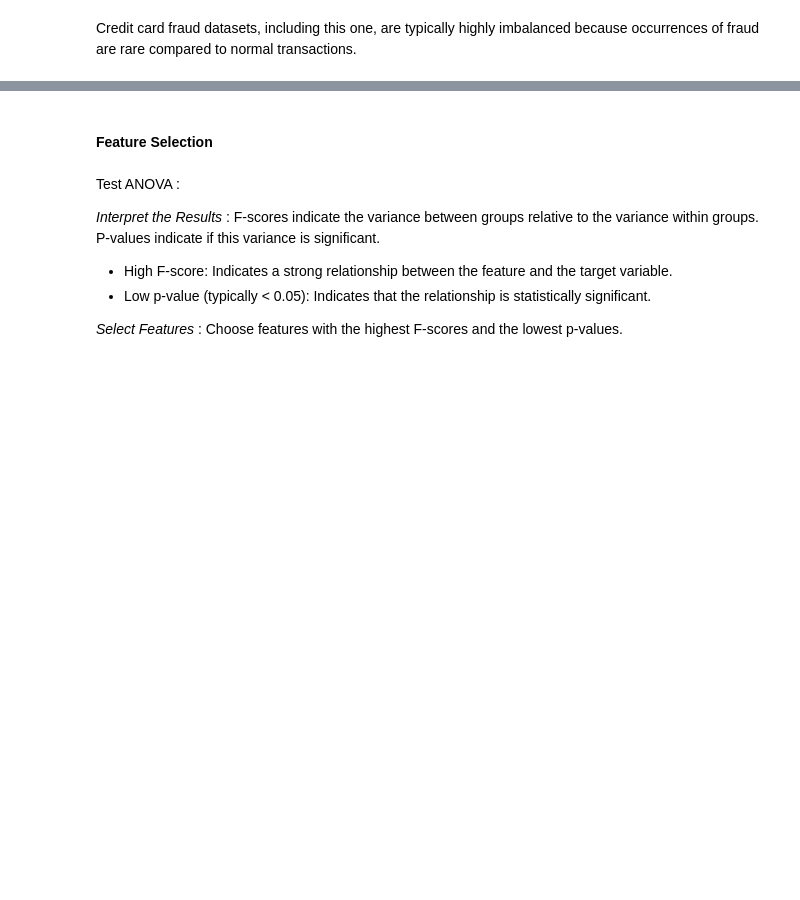
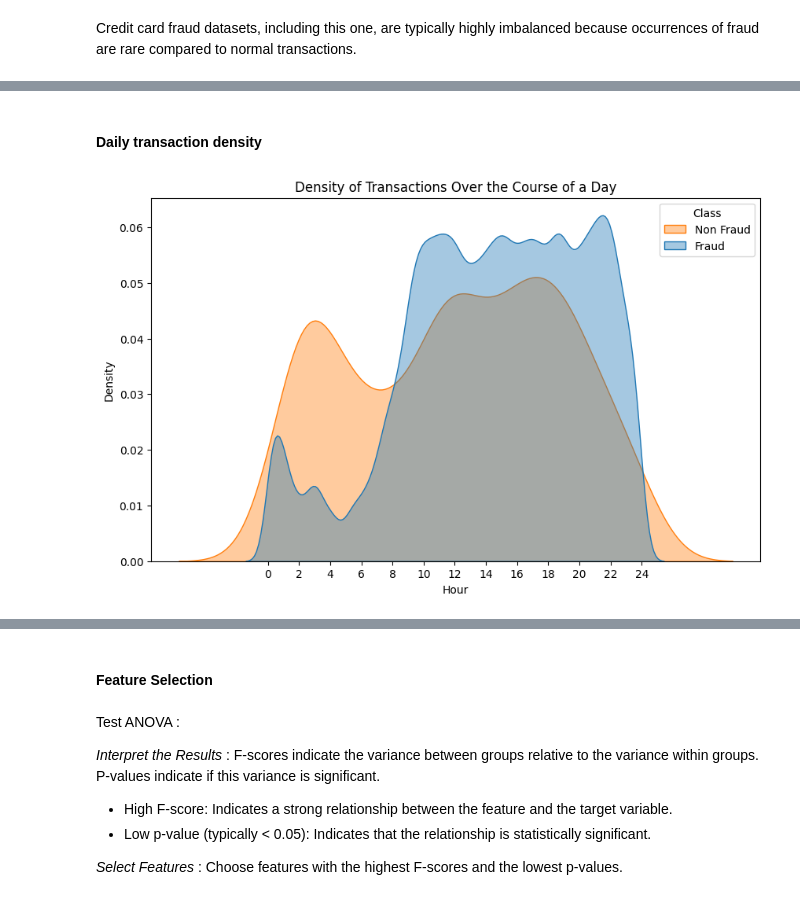
Before and after one commit to EL-MEHDI-git/Credit-card-fraud-detection, a Jupyter notebook: credit-card-fraud-detection.ipynb, the cells around one changed output, grey strips where cells are left out. Saved outputs shown, nothing was run; the diff lists cells and outputs as text; code cells hidden in the pictures; blank space fills up the shorter version.

```diff
--- a/credit-card-fraud-detection.ipynb
+++ b/credit-card-fraud-detection.ipynb
@@ -62,0 +105,21 @@ Credit card fraud datasets, including this one, are typically highly imbalanced
+# %% [markdown]
+#### Daily transaction density
+# %%
+# Convert Time to hours and reduce to modulo 24
+df['Hour'] = (df['Time'] / 3600) % 24
+
+# Plot density of transactions over the course of a day
+plt.figure(figsize=(10, 6))
+sns.kdeplot(data=df, x='Hour', hue='Class', fill=True, common_norm=False, alpha=0.4, palette='tab10')
+
+# Customize the plot
+plt.title('Density of Transactions Over the Course of a Day')
+plt.xlabel('Hour')
+plt.ylabel('Density')
+plt.xticks(ticks=range(0, 25, 2))
+plt.legend(title='Class', labels=['Non Fraud', 'Fraud'])
+
+# Show the plot
+plt.show()
+# %% [output]
+[figure, added]
```
Also changed, not shown: parts of 9 cells of this notebook.
